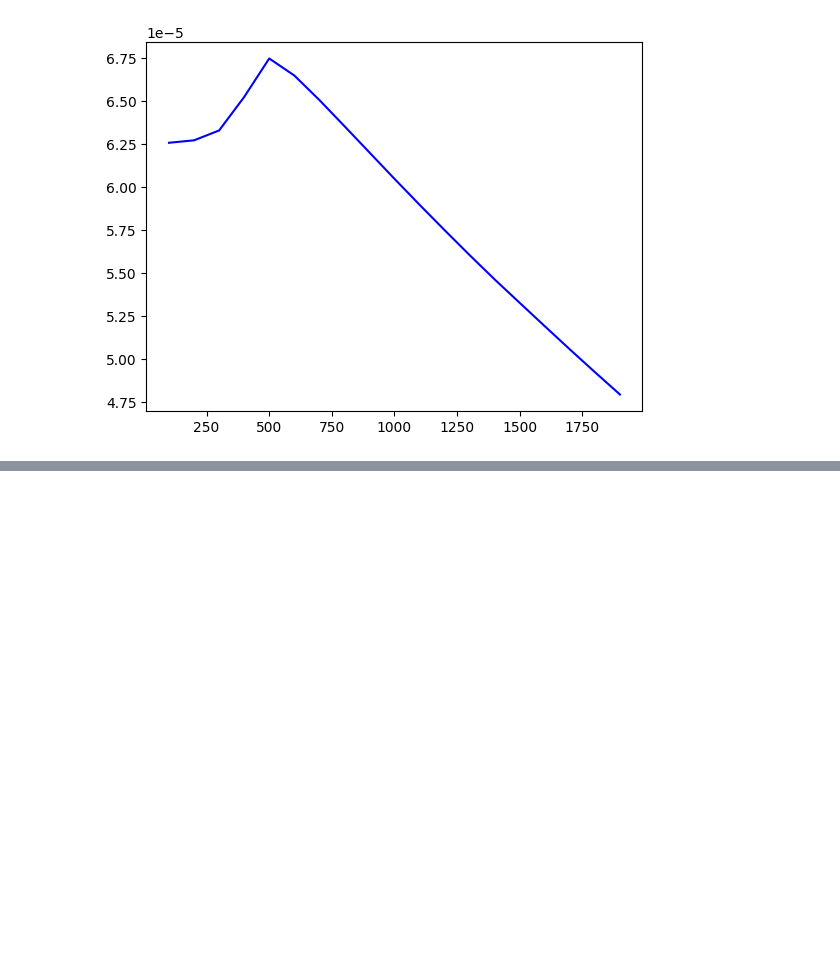
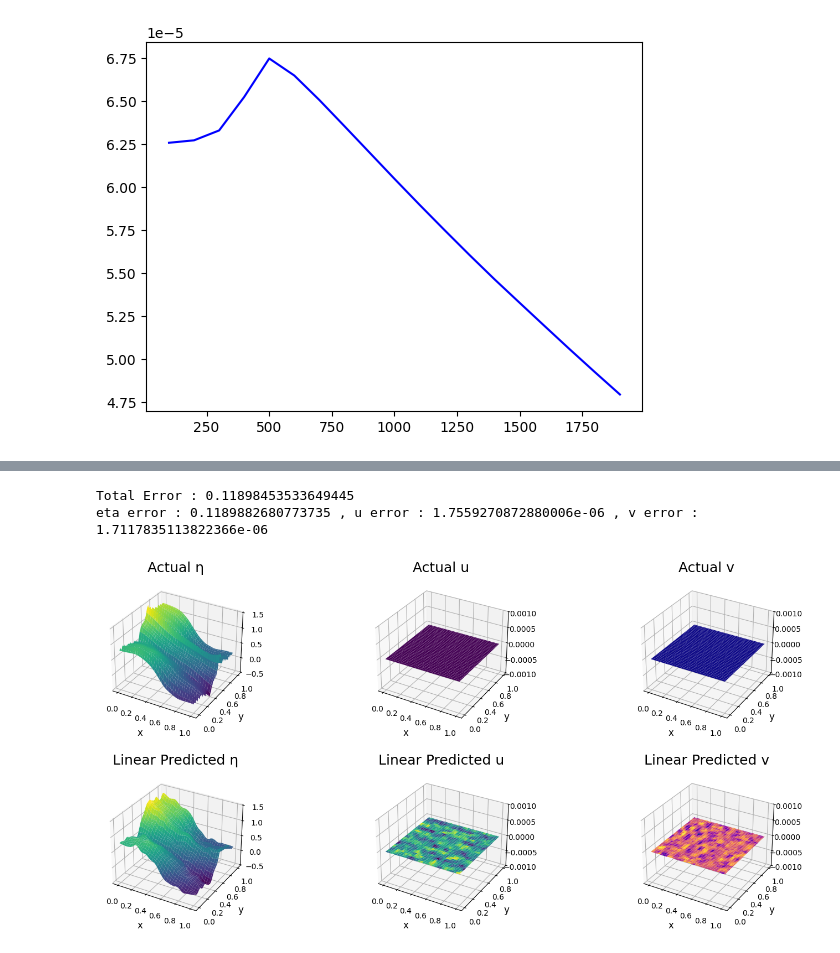
Before and after one commit to alexdelise/CMDS-REU-MADDI, a Jupyter notebook: linear_SW.ipynb, the cells around one changed output, grey strips where cells are left out. Saved outputs shown, nothing was run; the diff lists cells and outputs as text; code cells hidden in the pictures; blank space fills up the shorter version.

```diff
--- a/linear_SW.ipynb
+++ b/linear_SW.ipynb
@@ -258,0 +378,33 @@ ax.plot(r_list, err_list[:,3], 'b-')
+# %%
+test_set = torch.load('test_data/OOD_testing_data_2000.pt').clone()
+test_ic_set = torch.load('test_data/OOD_ic_testing_data_2000.pt').clone()
+
+# to follow the same flow as nonlinear case, normalize and add noise, then denormalize
+test_dataset_normalized, test_min_max_vals = normalize(test_set)
+test_dataset_normalized += 0.1 * torch.randn(test_dataset_normalized.shape)
+test_dataset_denormalized = denormalize(test_dataset_normalized, test_min_max_vals)
+
+
+size = 1000
+params = 3*64*64
+Y_test = test_dataset_denormalized.view(size, params).T
+X_test = test_ic_set.view(size, params).T
+
+X_test_hat= (r_truncation @ L_y_inv) @ Y_test
+reconstructions = X_test_hat.T.view(size, 3, 64, 64)
+
+
+total_err = torch.norm(reconstructions - test_ic_set) / torch.norm(test_ic_set)
+eta_err = torch.norm(reconstructions[:,0,:,:] - test_ic_set[:,0,:,:] ) / torch.norm(test_ic_set[:,0,:,:])
+u_err = torch.abs(reconstructions[:,1,:,:]  - test_ic_set[:,1,:,:] ).mean()
+v_err = torch.abs(reconstructions[:,2,:,:]  - test_ic_set[:,2,:,:]).mean()
+
+print(f'Total Error : {total_err}')
+print(f'eta error : {eta_err} , u error : {u_err} , v error : {v_err}')
+
+idx = 900
+plot_figs(idx, test_ic_set, reconstructions)
+# %% [output]
+Total Error : 0.11898453533649445
+eta error : 0.1189882680773735 , u error : 1.7559270872880006e-06 , v error : 1.7117835113822366e-06
+[figure, added]
```
Also changed, not shown: parts of 8 cells of this notebook, 1 other file.
